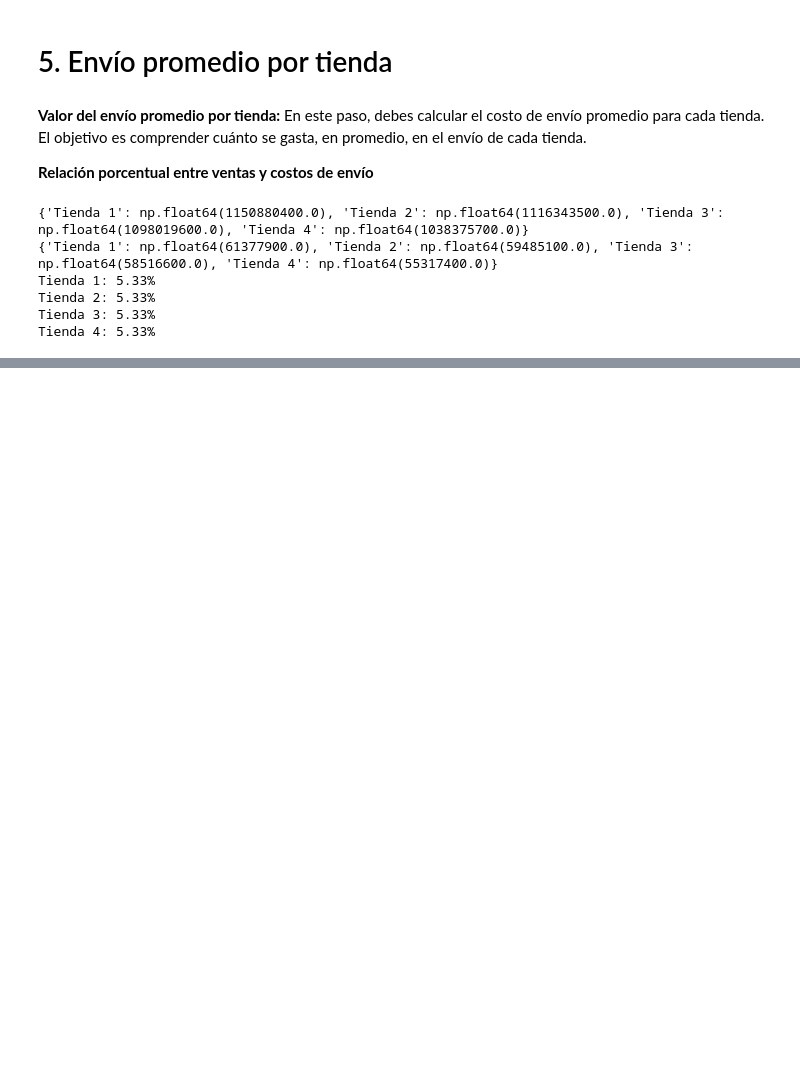
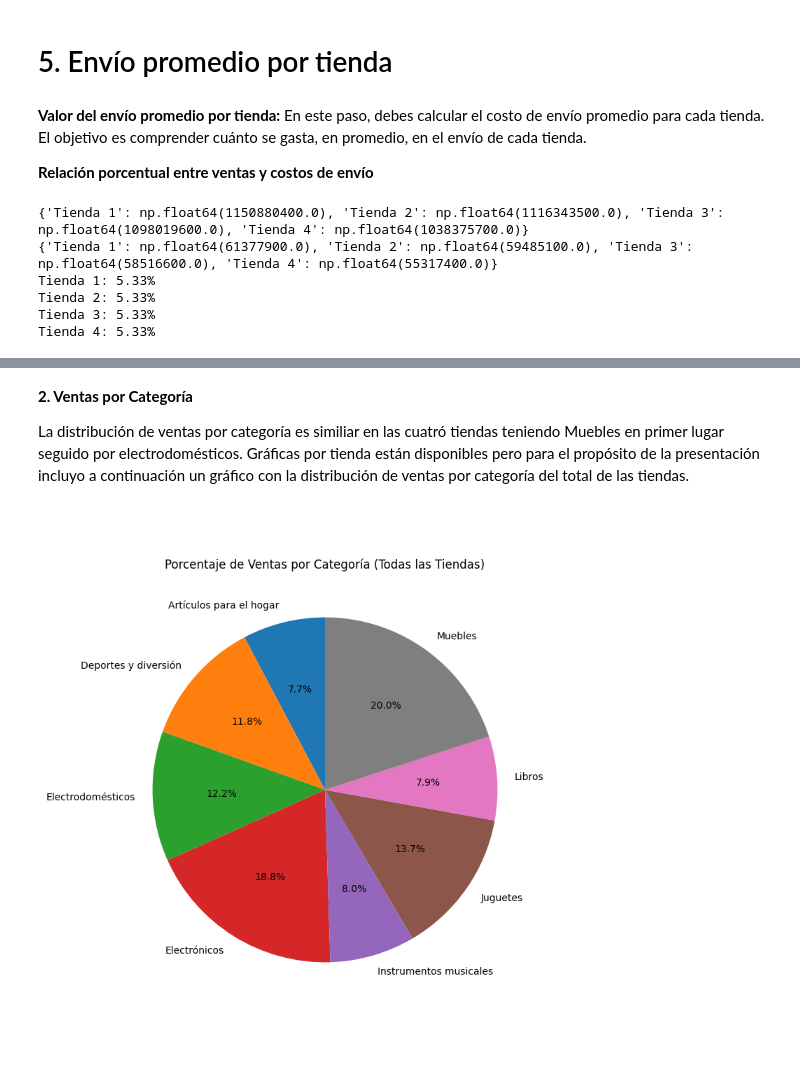
Before and after one commit to mauloredo/challenge-alura-store-mlp, a Jupyter notebook: AluraStoreLatam.ipynb, the cells around one changed output, grey strips where cells are left out. Drawn from its saved outputs; the diff is of its cells as text; code cells hidden in the pictures; blank space fills up the shorter version.

Commit message:
Avance de presentación hasta que se terminaron los recursos

```diff
--- a/AluraStoreLatam.ipynb
+++ b/AluraStoreLatam.ipynb
@@ -452,0 +488,9 @@ Tienda 4: 5.33%
+# %% [markdown]
+**2. Ventas por Categoría**
+
+La distribución de ventas por categoría es similiar en las cuatró tiendas teniendo Muebles en primer lugar seguido por electrodomésticos. Gráficas por tienda están disponibles pero para el propósito de la presentación incluyo a continuación un gráfico con la distribución de ventas por categoría del total de las tiendas.
+# %%
+from IPython.display import Image
+Image(filename='categorias_totales.png')
+# %% [output]
+[figure, added]
```
Also changed, not shown: parts of 14 cells of this notebook.
